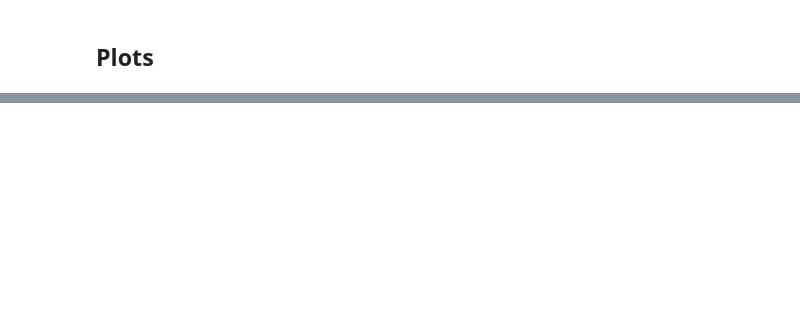
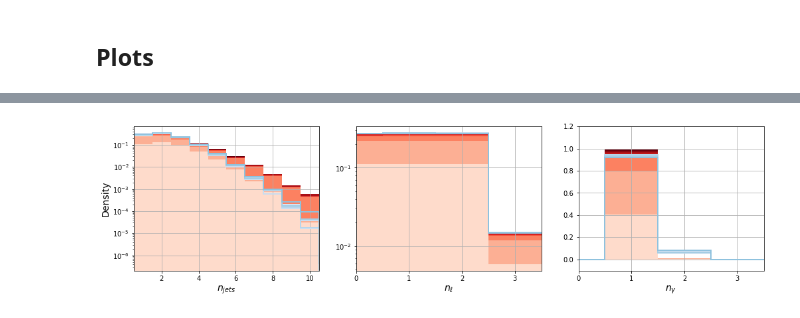
Before and after one commit to Martindelosrios/MLLHC, a Jupyter notebook: codes/AnalysisVars.ipynb, the cells around one changed output, grey strips where cells are left out. Drawn from its saved outputs; the diff is of its cells as text; code cells hidden in the pictures; blank space fills up the shorter version.

```diff
--- a/codes/AnalysisVars.ipynb
+++ b/codes/AnalysisVars.ipynb
@@ -707,0 +989,77 @@ ax[ncol].set_xlim(0,450)
+# %%
+fig,ax = plt.subplots(1,3, figsize = (17,4))
+
+
+# Num jets
+ncol = 0
+nbins = np.asarray([-0.5,0.5,1.5,2.5,3.5,4.5,5.5,6.5,7.5,8.5,9.5,10.5,25])
+
+bkg_list = [hadinfo_wjets[:wjets_sample,2], hadinfo_wgamma[:wgamma_sample,2], hadinfo_ttjets[:ttjets_sample,2],
+            hadinfo_zjets[:zjets_sample,2],
+            np.concatenate((hadinfo_tj[:tj_sample,2], hadinfo_tb[:tb_sample,2], hadinfo_tw[:tw_sample,2])),
+            hadinfo_ttgamma[:ttgamma_sample,2],
+            np.concatenate((hadinfo_zz[:zz_sample,2],hadinfo_wz[:wz_sample,2],hadinfo_ww[:ww_sample,2]))
+           ]
+
+ax[ncol].hist(bkg_list , bins = nbins, stacked=True, density=True, color = colors)
+
+for i in BPs2plot:
+    ax[ncol].hist(hadinfo_NP[i][:,2], bins=nbins, lw=2, edgecolor=cmap(i+3), histtype='step', zorder=2, density = True)
+
+ax[ncol].grid()
+ax[ncol].set_xlabel(r"$n_{jets}$ ",fontsize=14)
+ax[ncol].set_yscale('log')
+ax[ncol].set_xlim(0.5,10.5)
+
+ax[ncol].set_ylabel("Density",fontsize=14)
+
+# Num leptons
+ncol = 1
+nbins = np.asarray([-0.5,0.5,1.5,2.5,14.5])
+
+bkg_list = [lepton_wjets[:wjets_sample,2], lepton_wgamma[:wgamma_sample,2], lepton_ttjets[:ttjets_sample,2],
+            lepton_zjets[:zjets_sample,2],
+            np.concatenate((lepton_tj[:tj_sample,2], lepton_tb[:tb_sample,2], lepton_tw[:tw_sample,2])),
+            lepton_ttgamma[:ttgamma_sample,2],
+            np.concatenate((lepton_zz[:zz_sample,2],lepton_wz[:wz_sample,2],lepton_ww[:ww_sample,2]))
+           ]
+
+ax[ncol].hist(bkg_list , bins = nbins, stacked=True, density=True, color = colors)
+
+for i in BPs2plot:
+    ax[ncol].hist(lepton_NP[i][:,2], bins=nbins, lw=2, edgecolor=cmap(i+3), histtype='step', zorder=2, density = True)
+
+ax[ncol].grid()
+ax[ncol].set_xlabel(r"$n_{\ell}$ ",fontsize=14)
+ax[ncol].set_ylabel("")
+ax[ncol].set_yscale('log')
+ax[ncol].set_xlim(0.5,3.5)
+ax[ncol].set_xticks([0,1,2,3])
+
+
+# Num photons
+ncol = 2
+bins = [0.5,1.5,2.5,3.5,4.5]
+
+bkg_list = [photon_wjets[:wjets_sample,3], photon_wgamma[:wgamma_sample,3], photon_ttjets[:ttjets_sample,3],
+            photon_zjets[:zjets_sample,3],
+            np.concatenate((photon_tj[:tj_sample,3], photon_tb[:tb_sample,3], photon_tw[:tw_sample,3])),
+            photon_ttgamma[:ttgamma_sample,3],
+            np.concatenate((photon_zz[:zz_sample,3],photon_wz[:wz_sample,3],photon_ww[:ww_sample,3]))
+           ]
+
+ax[ncol].hist(bkg_list , bins = nbins, stacked=True, density=True, color = colors)
+
+for i in BPs2plot:
+    ax[ncol].hist(photon_NP[i][:,3], bins=nbins, lw=2, edgecolor=cmap(i+3), histtype='step', zorder=2, density = True)
+
+ax[ncol].grid()
+ax[ncol].set_xlabel(r"$n_{\gamma}$",fontsize=14)
+ax[ncol].set_ylabel("")
+ax[ncol].set_xlim(0.5,3.5)
+ax[ncol].set_ylim(-0.1,1.2)
+ax[ncol].set_xticks([0,1,2,3])
+
+plt.savefig('../graph/njets_nleptons_nphoton.pdf', bbox_inches='tight')
+# %% [output]
+[figure, added]
```
Also changed, not shown: parts of 17 cells of this notebook.
